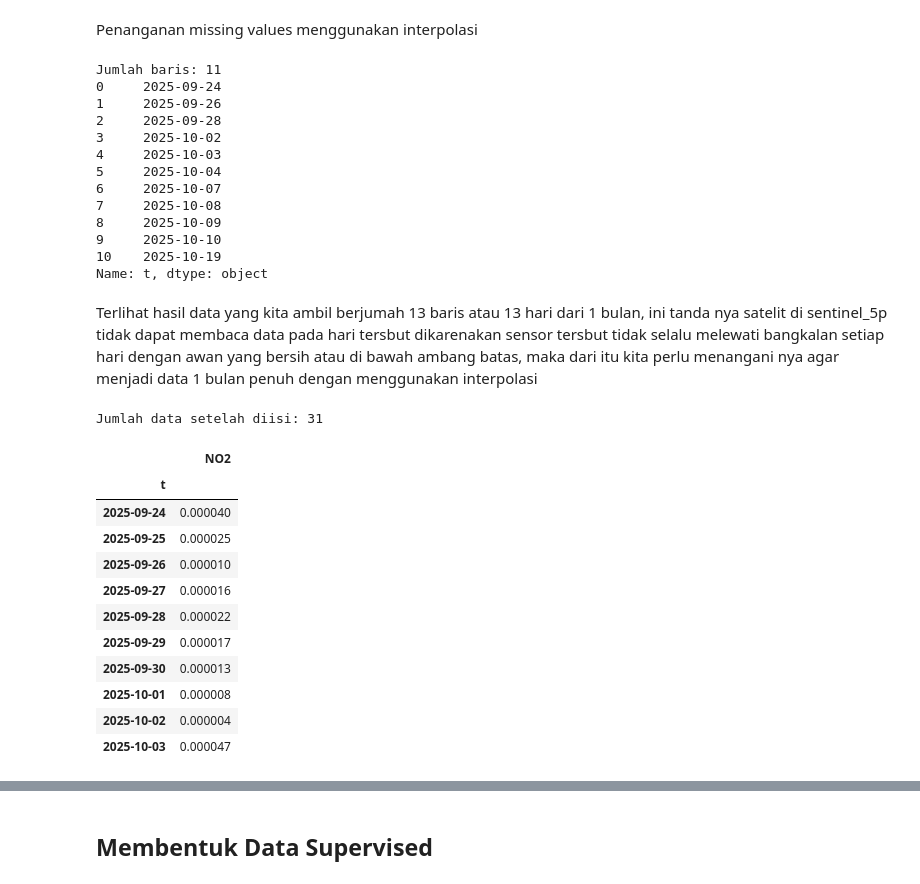
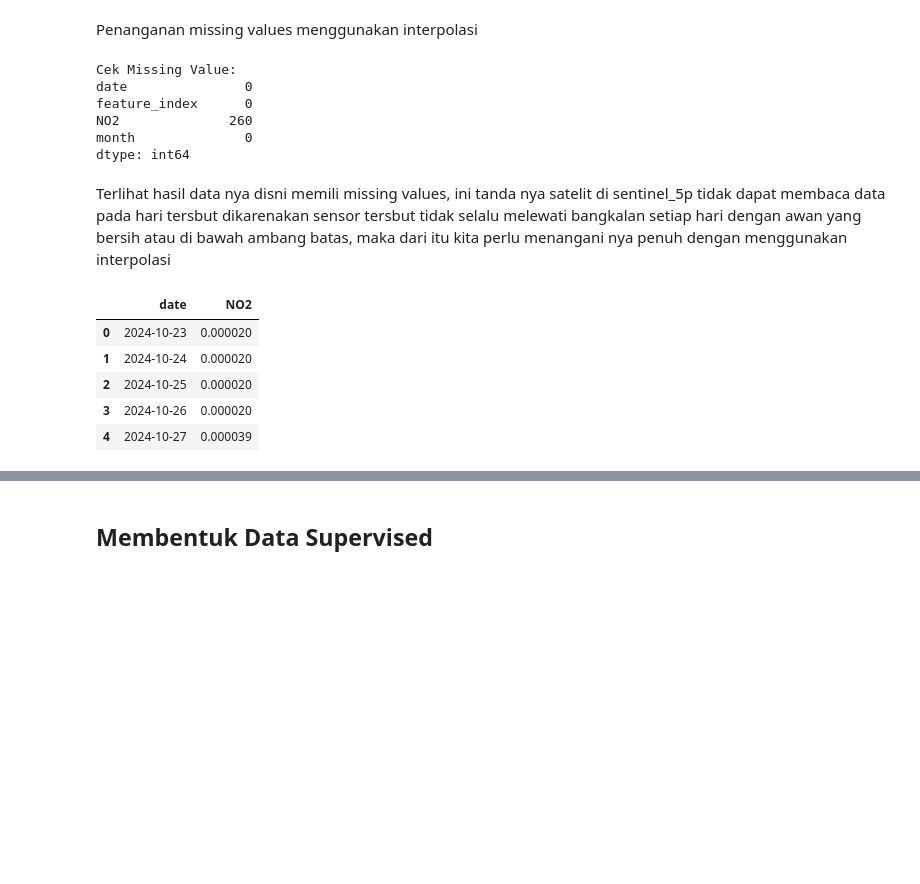
Before and after one commit to myyerr/PSD, a Jupyter notebook: _sources/timeseries.ipynb, the cells around one changed output, grey strips where cells are left out. Drawn from its saved outputs; the diff is of its cells as text; code cells hidden in the pictures; blank space fills up the shorter version.

```diff
--- a/_sources/timeseries.ipynb
+++ b/_sources/timeseries.ipynb
@@ -100,0 +90,5 @@ Attributes:
+# %%
+new_df = pd.read_csv('data-copernicus/timeseries.csv')
+new_df = new_df.sort_values(by='date').reset_index(drop=True)
+new_df['date'] = pd.to_datetime(new_df['date']).dt.date
+new_df
@@ -103,61 +128,28 @@ Attributes:
 # %% [markdown]
 Penanganan missing values menggunakan interpolasi
 # %%
-import pandas as pd
-
-df = pd.read_csv("NO2.csv")
-print("Jumlah baris:", len(df))
-print(df['t'])
+print("\nCek Missing Value:")
+print(df.isnull().sum())
 # %% [output]
-Jumlah baris: 11
-0     2025-09-24
-1     2025-09-26
-2     2025-09-28
-3     2025-10-02
-4     2025-10-03
-5     2025-10-04
-6     2025-10-07
-7     2025-10-08
-8     2025-10-09
-9     2025-10-10
-10    2025-10-19
-Name: t, dtype: object
+Cek Missing Value:
+date               0
+feature_index      0
+NO2              260
+month              0
+dtype: int64
 # %% [markdown]
-Terlihat hasil data yang kita ambil berjumah 13 baris atau 13 hari dari 1 bulan, ini tanda nya satelit di sentinel_5p tidak dapat membaca data pada hari tersbut dikarenakan sensor tersbut tidak selalu melewati bangkalan setiap hari dengan awan yang bersih atau di bawah ambang batas, maka dari itu kita perlu menangani nya agar menjadi data 1 bulan penuh dengan menggunakan interpolasi
+Terlihat hasil data nya disni memili missing values, ini tanda nya satelit di sentinel_5p tidak dapat membaca data pada hari tersbut dikarenakan sensor tersbut tidak selalu melewati bangkalan setiap hari dengan awan yang bersih atau di bawah ambang batas, maka dari itu kita perlu menangani nya penuh dengan menggunakan interpolasi
 # %%
-import pandas as pd
-
-# Baca data asli
-df = pd.read_csv("NO2.csv")
-df['t'] = pd.to_datetime(df['t'])
-df = df.set_index('t')
-
-# Buat rentang tanggal penuh (harian)
-full_range = pd.date_range(start='2025-09-24', end='2025-10-24', freq='D')
-
-# Reindex ke tanggal lengkap
-df = df.reindex(full_range)
-
-# Ganti nama kolom index ke 't'
-df.index.name = 't'
-
-# Interpolasi nilai yang hilang
-df['NO2'] = df['NO2'].interpolate(method='time')
-
-print("Jumlah data setelah diisi:", len(df))
-df.head(10)
+new_df = pd.Series(new_df['NO2'].values, index=new_df['date'], name='NO2')
+new_df = new_df.interpolate(method='linear').bfill()
+new_df = pd.DataFrame(new_df).reset_index()
+new_df.to_csv("data-copernicus/timeseries.csv")
+new_df.head(5)
 # %% [output]
-Jumlah data setelah diisi: 31
-|  | NO2 |
-| t |  |
-| 2025-09-24 | 0.000040 |
-| 2025-09-25 | 0.000025 |
-| 2025-09-26 | 0.000010 |
-| 2025-09-27 | 0.000016 |
-| 2025-09-28 | 0.000022 |
-| 2025-09-29 | 0.000017 |
-| 2025-09-30 | 0.000013 |
-| 2025-10-01 | 0.000008 |
-| 2025-10-02 | 0.000004 |
-| 2025-10-03 | 0.000047 |
+|  | date | NO2 |
+| 0 | 2024-10-23 | 0.000020 |
+| 1 | 2024-10-24 | 0.000020 |
+| 2 | 2024-10-25 | 0.000020 |
+| 3 | 2024-10-26 | 0.000020 |
+| 4 | 2024-10-27 | 0.000039 |
 # %%
```
Also changed, not shown: parts of 51 cells of this notebook, 9 other files.
